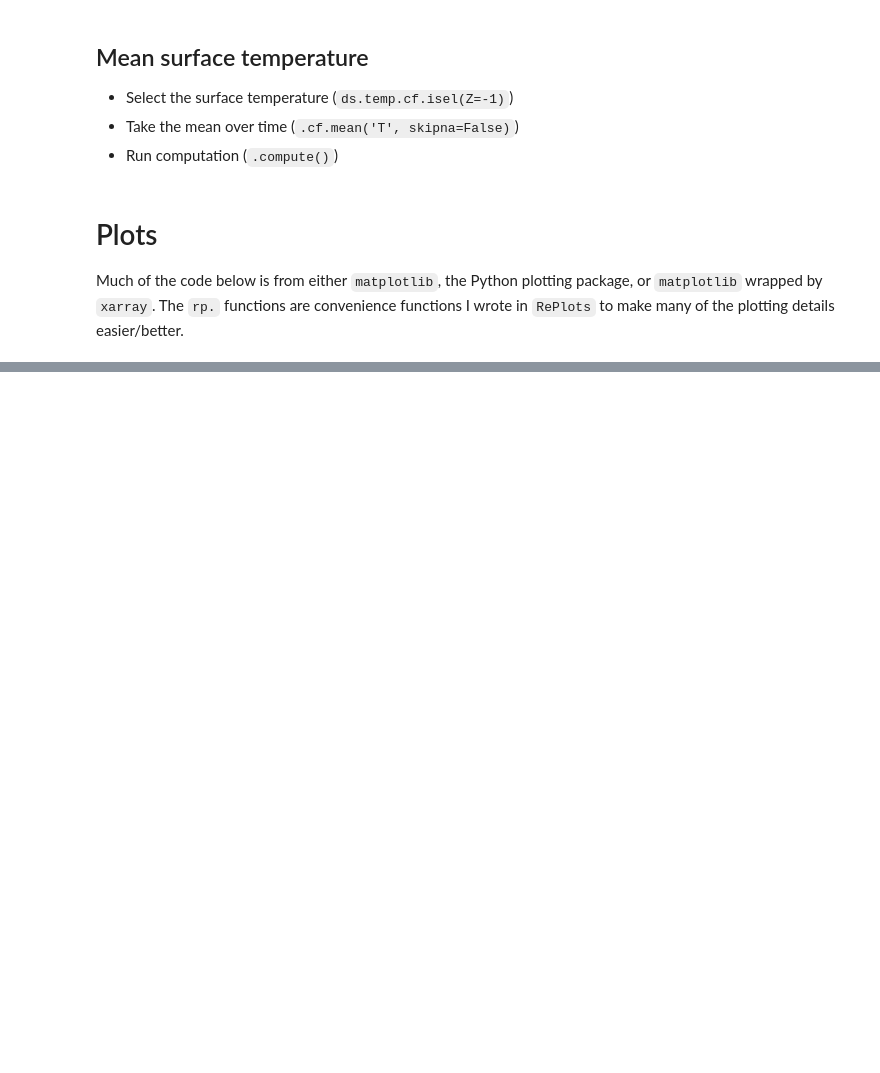
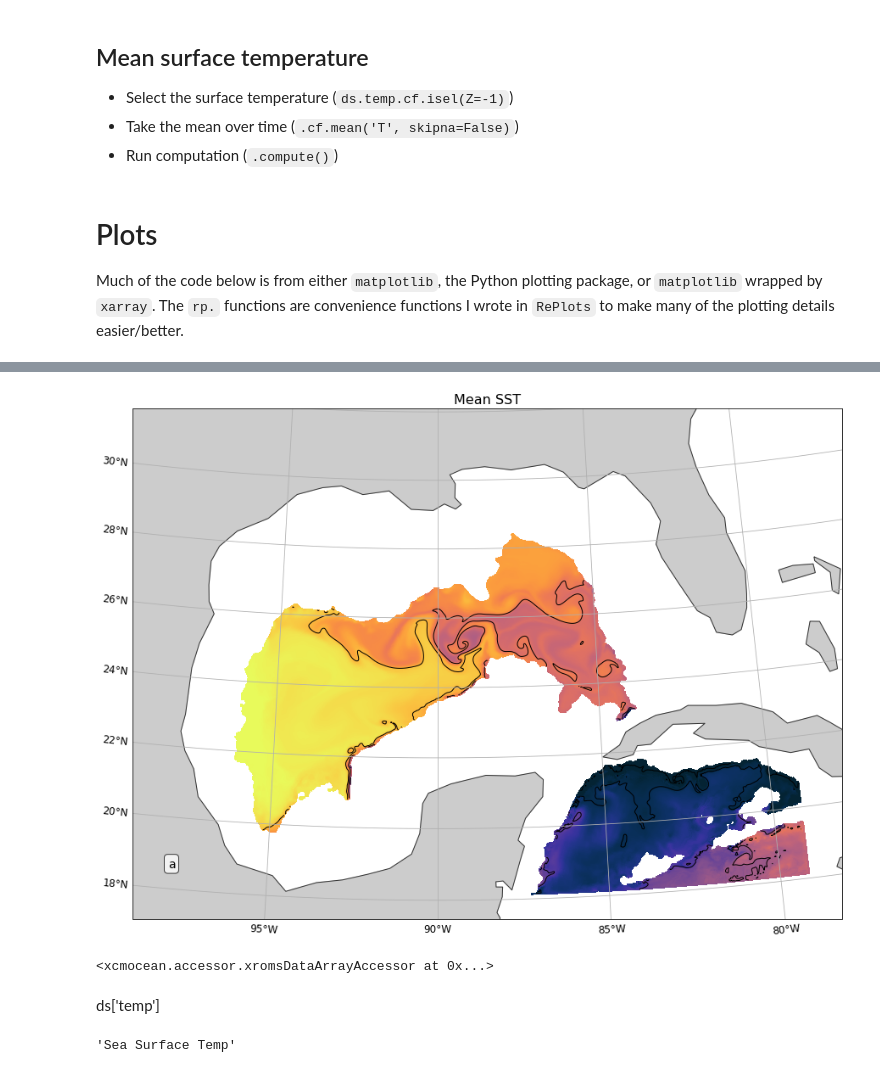
Before and after one commit to abishekg7/RePlots, a Jupyter notebook: examples/workflow2.ipynb, the cells around one changed output, grey strips where cells are left out. Drawn from its saved outputs; the diff is of its cells as text; code cells hidden in the pictures; blank space fills up the shorter version.

```diff
--- a/examples/workflow2.ipynb
+++ b/examples/workflow2.ipynb
@@ -208,0 +216,3 @@ rp.cbar(im, ax=[ax7,ax8], label='$' + EKE.units +'$', shrink=0.8, labelsize='lar
+# %%
+ds['EKE'] = ds.xroms.EKE
+ds['EKE']
@@ -208,0 +276,49 @@ rp.cbar(im, ax=[ax7,ax8], label='$' + EKE.units +'$', shrink=0.8, labelsize='lar
+# %%
+
+fig = plt.figure(figsize=(15,13))
+# we will have 3 rows of plots and 3 columns of plots
+nrows, ncols = 1, 1
+
+titlesize = 16
+ticksize = 12
+
+
+#fig, axs =  plt.subplots(1, 1,figsize=(15,13))
+
+ax1 = axs
+## Mean SSTs ##
+# set up subplot in location 1 (top left) with a projection since it is a map
+ax1 = plt.subplot(nrows, ncols, 1, projection=proj)
+# call the setup_map convenience function to get the basics into the map
+# this returns a dictionary of items to input to your subsequent plotting calls
+pargs, oargs = setup_map(ax=ax1,proj=proj, title='Mean SST', titlesize=titlesize, xticks=np.arange(-95,-75,5),
+                            ticklabelsize=ticksize, subargs={'label': 'a', 'loc': 'bottom left'})
+
+
+#SST=ds['temp'].cf.isel(Z=-1,ocean_time=0)
+SST = xroms.isoslice(ds.temp.isel(ocean_time=0), [-2500], ds.temp.attrs['grid'])
+
+
+SST.cmo.cfpcolormesh(**pargs)
+# also plot contour lines on top. This is matplotlib wrapped by xarray with cf-xarray.
+cs = SST.cf.plot.contour(**pargs, colors='k', linewidths=1)
+# also label contour lines. This is matplotlib directly.
+#ax1.clabel(cs, inline=1, fontsize=10, fmt='%d')  # add labels to contours
+
+plt.savefig('test.png', bbox_inches='tight', pad_inches=1)
+#plt.show()
+# %% [output]
+[figure, added]
+# %%
+SST=ds['temp'].cf.isel(Z=-1,ocean_time=0)
+SST.name='new'
+SST.attrs['long_name']='Sea Surface Temp'
+SST.cmo
+# %% [output]
+<xcmocean.accessor.xromsDataArrayAccessor at 0x...>
+# %% [markdown]
+ds['temp']
+# %%
+SST.attrs['long_name']
+# %% [output]
+'Sea Surface Temp'
```
Also changed, not shown: parts of 23 cells of this notebook, 4 other files.
